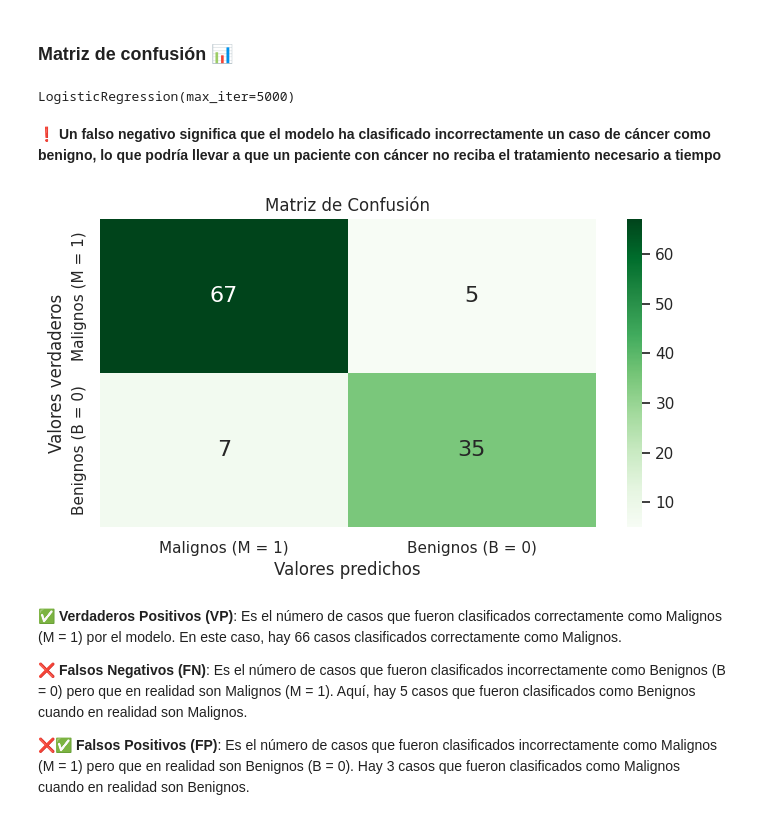
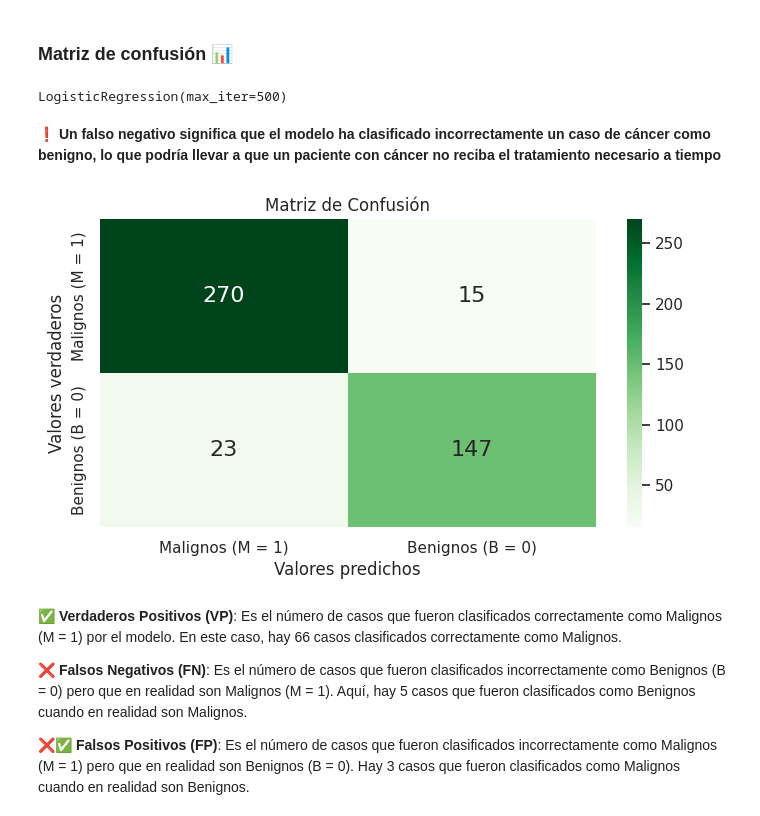
Before and after one commit to C0SS10/AI4ENG-II, a Jupyter notebook: Breast-Cancer-Wisconsin-Validación.ipynb, the cells around one changed output. Drawn from its saved outputs; the diff is of its cells as text; code cells hidden in the pictures.

Commit message:
Change confusion matrix from X_test to X_train 🔄️

```diff
--- a/Breast-Cancer-Wisconsin-Validación.ipynb
+++ b/Breast-Cancer-Wisconsin-Validación.ipynb
@@ -98,36 +98,37 @@ scoring = {'accuracy': make_scorer(accuracy_score),
 # %% [markdown]
 ### **Matriz de confusión** 📊
 # %%
-model_cm = LogisticRegression(max_iter=5000)
+model_cm = LogisticRegression(max_iter=500)
 model_cm.fit(X_train, y_train)
 # %% [output]
-LogisticRegression(max_iter=5000)
+LogisticRegression(max_iter=500)
 # %% [markdown]
 ❗ **Un falso negativo significa que el modelo ha clasificado incorrectamente un caso de cáncer como benigno, lo que podría llevar a que un paciente con cáncer no reciba el tratamiento necesario a tiempo**
 # %%
 # Matriz de confusión
-y_pred = model_cm.predict(X_test)
-cm = confusion_matrix(y_test, y_pred)
+y_pred = model_cm.predict(X_train)
+cm = confusion_matrix(y_train, y_pred)
 
 # Crear la figura y el eje
 plt.figure(figsize=(8, 4))
 sns.set(font_scale=1)
+
 
 # Crear el heatmap
 sns.heatmap(cm, annot=True, fmt="d", cmap="Greens", annot_kws={"size": 16},
             xticklabels=['Malignos (M = 1)', 'Benignos (B = 0)'],
             yticklabels=['Malignos (M = 1)', 'Benignos (B = 0)'])
 
 
 # Añadir etiquetas y título
 plt.ylabel('Valores verdaderos')
 plt.xlabel('Valores predichos')
 plt.title('Matriz de Confusión')
 
 # Mostrar el plot
 plt.show()
 # %% [output]
-[figure, old version]
+[figure, new version]
 # %% [markdown]
 ✅ **Verdaderos Positivos (VP)**: Es el número de casos que fueron clasificados correctamente como Malignos (M = 1) por el modelo. En este caso, hay 66 casos clasificados correctamente como Malignos.
 
```
